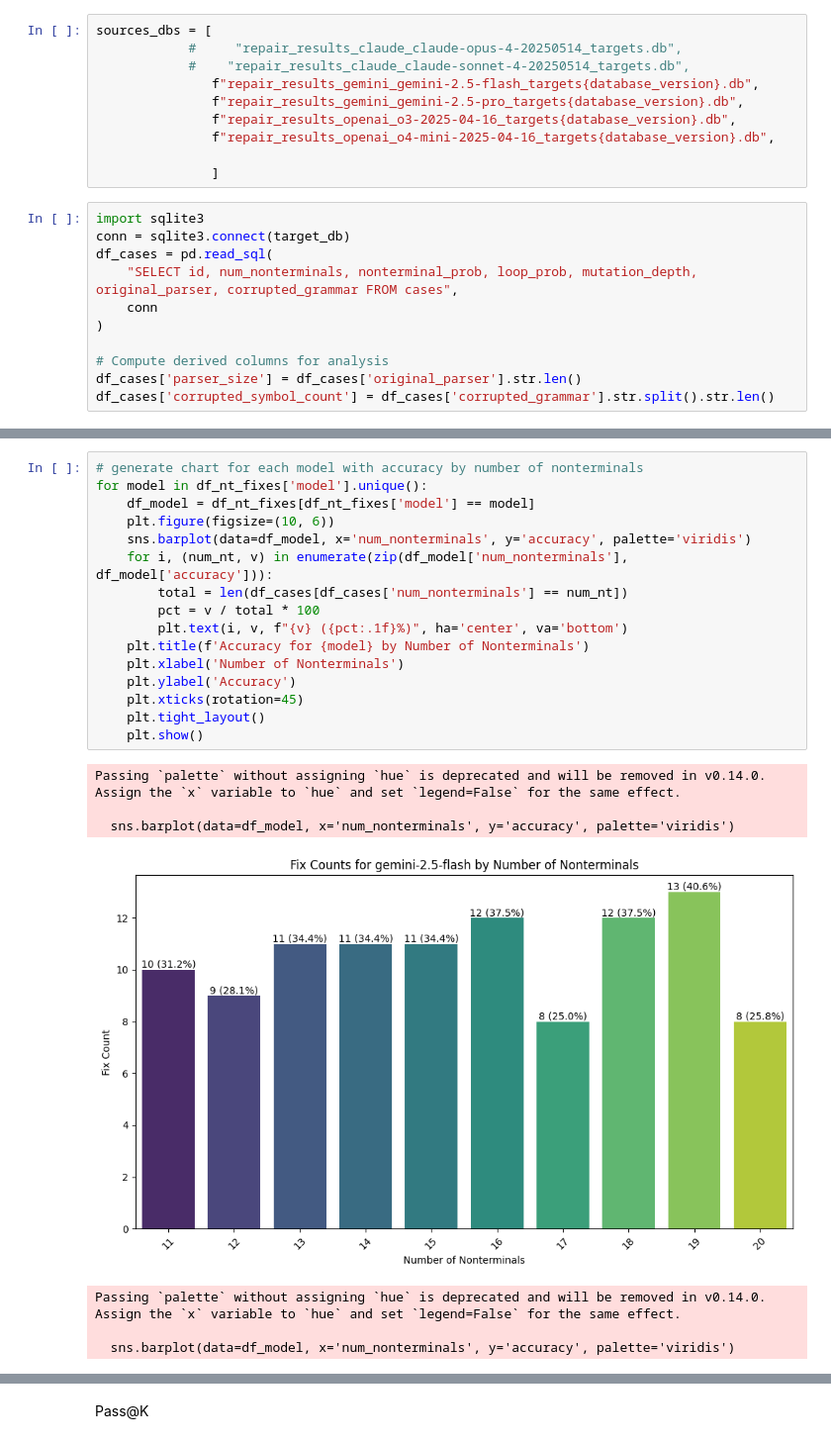
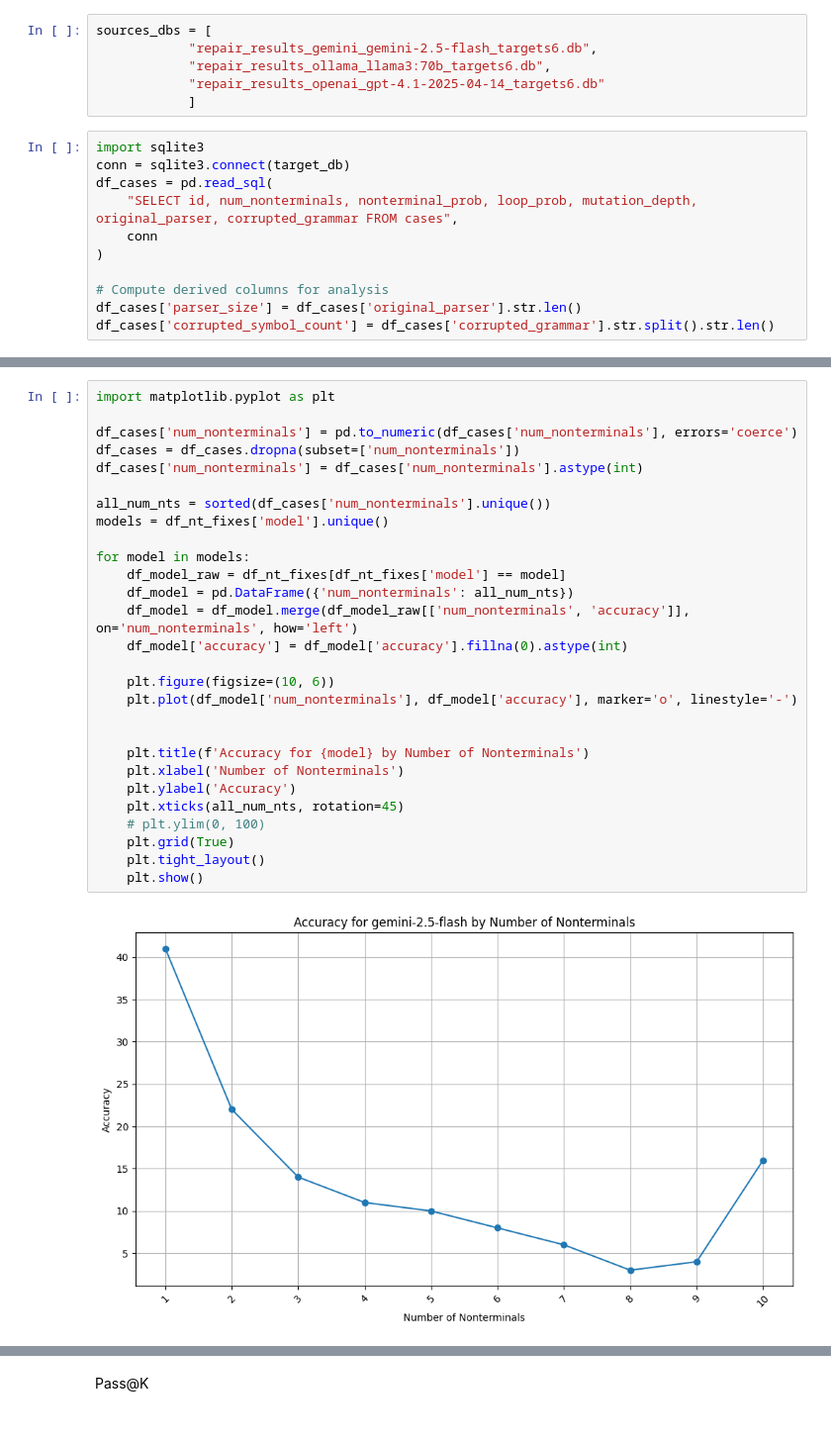
Before and after one commit to Jacksadventure/Grammar_bench, a Jupyter notebook: repair_results_analysis.ipynb, the cells around one changed output, grey strips where cells are left out. Shown at 99% size. Saved outputs shown, nothing was run; the diff lists cells and outputs as text.

```diff
--- a/repair_results_analysis.ipynb
+++ b/repair_results_analysis.ipynb
@@ -16,14 +16,10 @@ database_version = "2"
 target_db = f'targets{database_version}.db'
 # %%
 sources_dbs = [
-            #     "repair_results_claude_claude-opus-4-20250514_targets.db",
-            #    "repair_results_claude_claude-sonnet-4-20250514_targets.db",
-               f"repair_results_gemini_gemini-2.5-flash_targets{database_version}.db",
-               f"repair_results_gemini_gemini-2.5-pro_targets{database_version}.db",
-               f"repair_results_openai_o3-2025-04-16_targets{database_version}.db",
-               f"repair_results_openai_o4-mini-2025-04-16_targets{database_version}.db",
-
-               ]
+            "repair_results_gemini_gemini-2.5-flash_targets6.db",
+            "repair_results_ollama_llama3:70b_targets6.db",
+            "repair_results_openai_gpt-4.1-2025-04-14_targets6.db"
+            ]
 # %%
 import sqlite3
 conn = sqlite3.connect(target_db)
@@ -142,24 +139,30 @@ plt.tight_layout()
 # %%
-# generate chart for each model with accuracy by number of nonterminals
-for model in df_nt_fixes['model'].unique():
-    df_model = df_nt_fixes[df_nt_fixes['model'] == model]
+import matplotlib.pyplot as plt
+
+df_cases['num_nonterminals'] = pd.to_numeric(df_cases['num_nonterminals'], errors='coerce')
+df_cases = df_cases.dropna(subset=['num_nonterminals'])
+df_cases['num_nonterminals'] = df_cases['num_nonterminals'].astype(int)
+
+all_num_nts = sorted(df_cases['num_nonterminals'].unique())
+models = df_nt_fixes['model'].unique()
+
+for model in models:
+    df_model_raw = df_nt_fixes[df_nt_fixes['model'] == model]
+    df_model = pd.DataFrame({'num_nonterminals': all_num_nts})
+    df_model = df_model.merge(df_model_raw[['num_nonterminals', 'accuracy']], on='num_nonterminals', how='left')
+    df_model['accuracy'] = df_model['accuracy'].fillna(0).astype(int)
+
     plt.figure(figsize=(10, 6))
-    sns.barplot(data=df_model, x='num_nonterminals', y='accuracy', palette='viridis')
-    for i, (num_nt, v) in enumerate(zip(df_model['num_nonterminals'], df_model['accuracy'])):
-        total = len(df_cases[df_cases['num_nonterminals'] == num_nt])
-        pct = v / total * 100
-        plt.text(i, v, f"{v} ({pct:.1f}%)", ha='center', va='bottom')
+    plt.plot(df_model['num_nonterminals'], df_model['accuracy'], marker='o', linestyle='-')
+
+
     plt.title(f'Accuracy for {model} by Number of Nonterminals')
     plt.xlabel('Number of Nonterminals')
     plt.ylabel('Accuracy')
-    plt.xticks(rotation=45)
+    plt.xticks(all_num_nts, rotation=45)
+    # plt.ylim(0, 100)
+    plt.grid(True)
     plt.tight_layout()
     plt.show()
 # %% [output]
-Passing `palette` without assigning `hue` is deprecated and will be removed in v0.14.0. Assign the `x` variable to `hue` and set `legend=False` for the same effect.
-
-  sns.barplot(data=df_model, x='num_nonterminals', y='accuracy', palette='viridis')
-[figure, old version]
+[figure, new version]
-Passing `palette` without assigning `hue` is deprecated and will be removed in v0.14.0. Assign the `x` variable to `hue` and set `legend=False` for the same effect.
-
-  sns.barplot(data=df_model, x='num_nonterminals', y='accuracy', palette='viridis')
```
Also changed, not shown: parts of 16 cells of this notebook, 19 other files.
